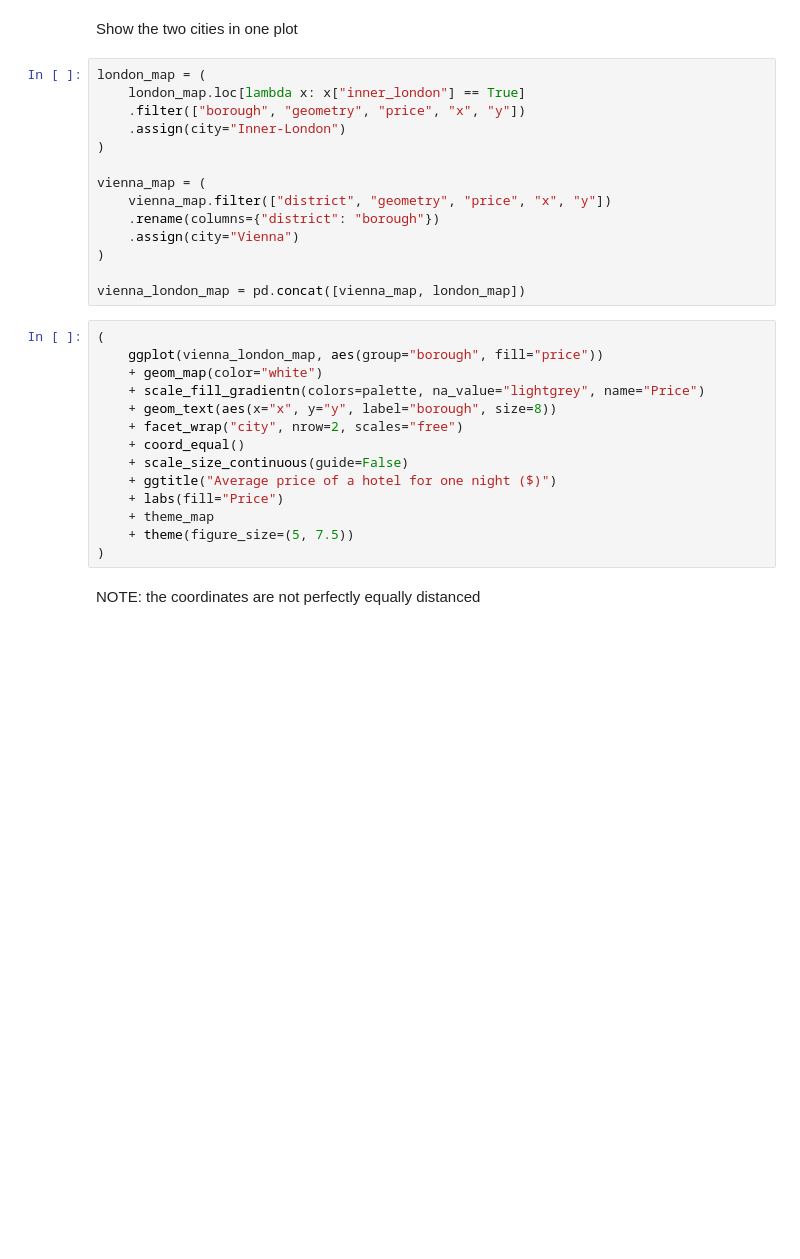
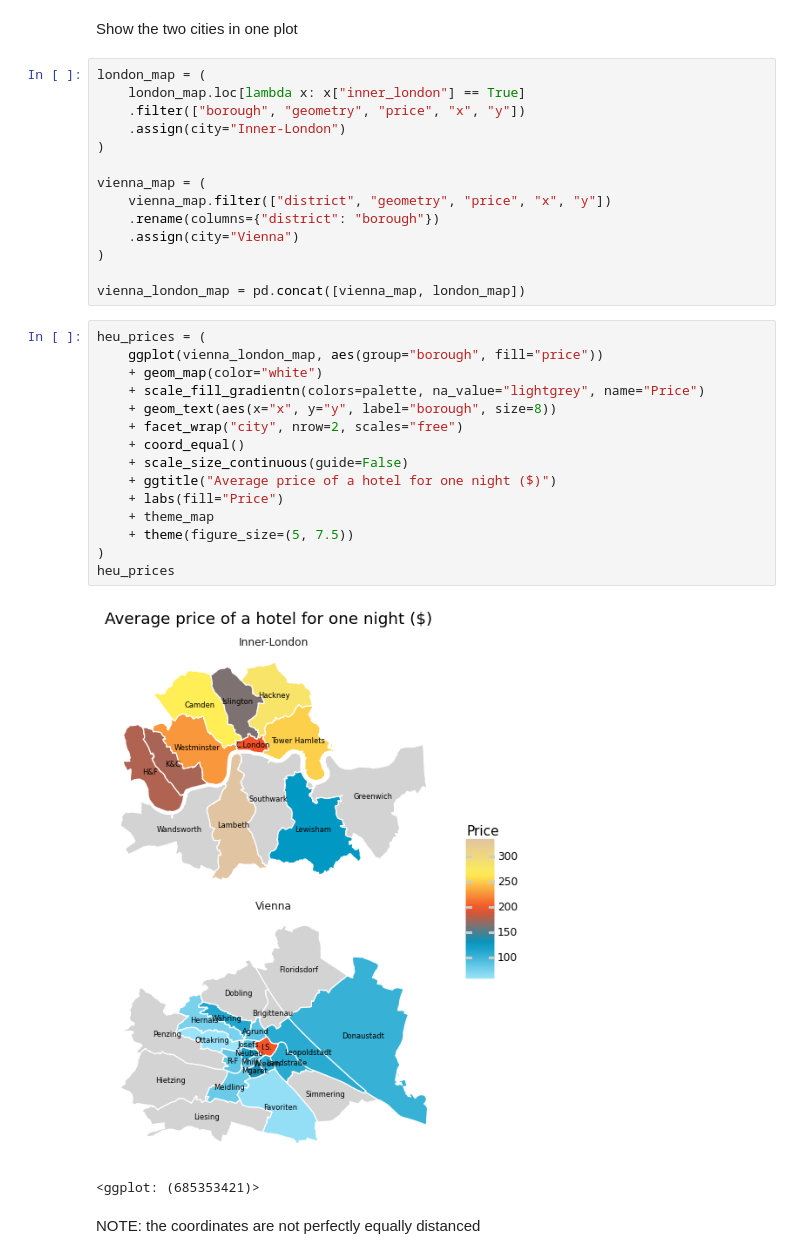
Before and after one commit to gabors-data-analysis/da-coding-python, a Jupyter notebook: lecture17-basic-spatial-viz/02_spatial_datavisualisation.ipynb, the cells around one changed output. Drawn from its saved outputs; the diff is of its cells as text; blank space fills up the shorter version.

```diff
--- a/lecture17-basic-spatial-viz/02_spatial_datavisualisation.ipynb
+++ b/lecture17-basic-spatial-viz/02_spatial_datavisualisation.ipynb
@@ -330,18 +358,22 @@ vienna_map = (
 
 vienna_london_map = pd.concat([vienna_map, london_map])
 # %%
-(
+heu_prices = (
     ggplot(vienna_london_map, aes(group="borough", fill="price"))
     + geom_map(color="white")
     + scale_fill_gradientn(colors=palette, na_value="lightgrey", name="Price")
     + geom_text(aes(x="x", y="y", label="borough", size=8))
     + facet_wrap("city", nrow=2, scales="free")
     + coord_equal()
     + scale_size_continuous(guide=False)
     + ggtitle("Average price of a hotel for one night ($)")
     + labs(fill="Price")
     + theme_map
     + theme(figure_size=(5, 7.5))
 )
+heu_prices
+# %% [output]
+[figure, added]
+<ggplot: (685353421)>
 # %% [markdown]
 NOTE: the coordinates are not  perfectly equally distanced
```
Also changed, not shown: parts of 9 cells of this notebook, 3 other files.
